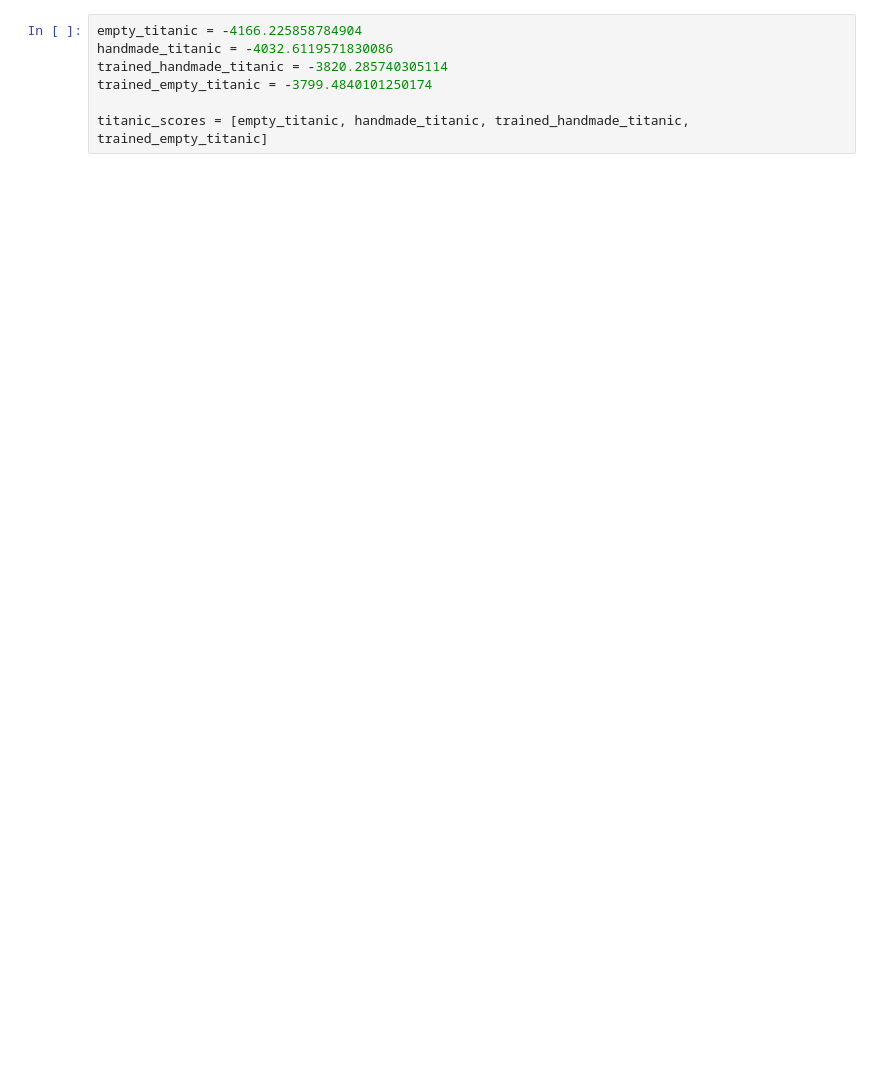
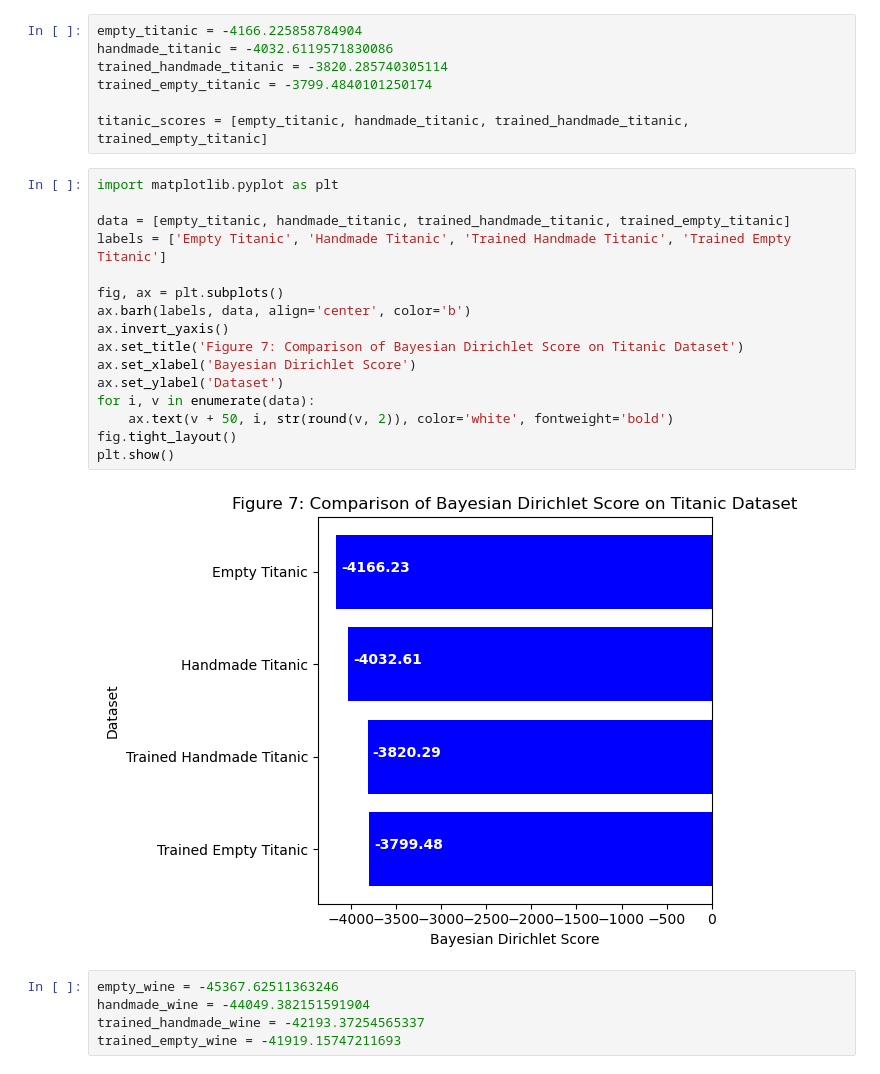
Before and after one commit to EllingtonKirby/Bayesian-Network-Learner, a Jupyter notebook: bayesan_network_learner.ipynb, the cells around one changed output. Drawn from its saved outputs; the diff is of its cells as text; blank space fills up the shorter version.

```diff
--- a/bayesan_network_learner.ipynb
+++ b/bayesan_network_learner.ipynb
@@ -170,3 +170,26 @@ trained_handmade_titanic = -3820.285740305114
 trained_empty_titanic = -3799.4840101250174
 
 titanic_scores = [empty_titanic, handmade_titanic, trained_handmade_titanic, trained_empty_titanic]
+# %%
+import matplotlib.pyplot as plt
+
+data = [empty_titanic, handmade_titanic, trained_handmade_titanic, trained_empty_titanic]
+labels = ['Empty Titanic', 'Handmade Titanic', 'Trained Handmade Titanic', 'Trained Empty Titanic']
+
+fig, ax = plt.subplots()
+ax.barh(labels, data, align='center', color='b')
+ax.invert_yaxis()
+ax.set_title('Figure 7: Comparison of Bayesian Dirichlet Score on Titanic Dataset')
+ax.set_xlabel('Bayesian Dirichlet Score')
+ax.set_ylabel('Dataset')
+for i, v in enumerate(data):
+    ax.text(v + 50, i, str(round(v, 2)), color='white', fontweight='bold')
+fig.tight_layout()
+plt.show()
+# %% [output]
+[figure, added]
+# %%
+empty_wine = -45367.62511363246
+handmade_wine = -44049.382151591904
+trained_handmade_wine = -42193.37254565337
+trained_empty_wine = -41919.15747211693
```
Also changed, not shown: parts of 2 cells of this notebook, 2 other files.
